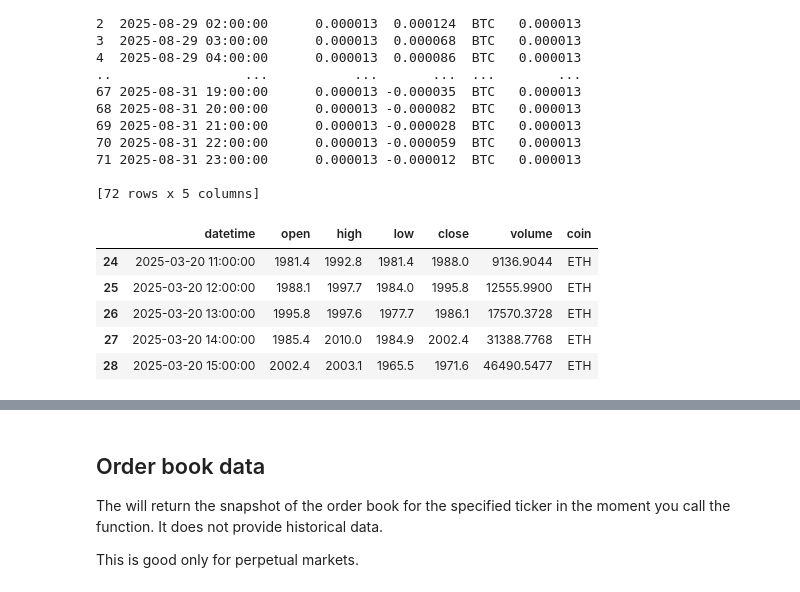
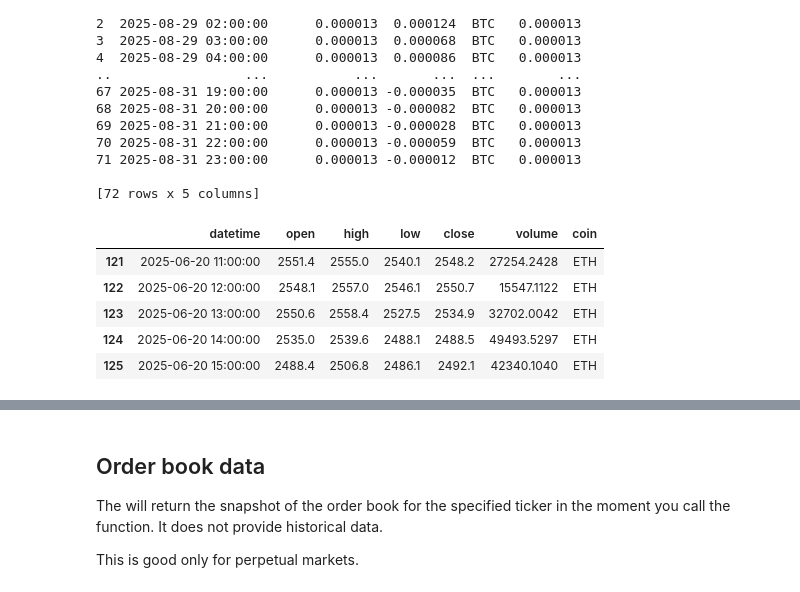
Before and after one commit to silvaac/token_data, a Jupyter notebook: nbs/hyperliquid.ipynb, the cells around one changed output, grey strips where cells are left out. Saved outputs shown, nothing was run; the diff lists cells and outputs as text; code cells hidden in the pictures.

```diff
--- a/nbs/hyperliquid.ipynb
+++ b/nbs/hyperliquid.ipynb
@@ -222,9 +236,22 @@ def spot_tickers(coin="ETH", base='USDC',info=None):
 def retrieve_hyperliquid_spot_price(coin="ETH", base='USDC',interval="1h",
                                 end_date=datetime.now().strftime('%Y-%m-%dT%H:%M:%SZ'),
                                 start_date=(datetime.now()-pd.Timedelta(days=2)).strftime('%Y-%m-%dT%H:%M:%SZ'),
-                                info=None):
+                                info=None,recheck=False):
     # get the ticker for the given coin
-    ticker = spot_tickers(coin=coin,base=base,info=info)
+    if recheck:
+        ticker = spot_tickers(coin=coin,base=base,info=info)
+    else:
+        spot_dict = {'BTC': '@142',
+                        'ETH': '@151',
+                        'SOL': '@156',
+                        'HYPE': '@107',
+                        'TRUMP': '@9',
+                        'BERA': '@117',
+                        'PUMP': '@20'}
+        ticker = spot_dict.get(coin.upper(), None)
+        if ticker is None:
+            ticker = spot_tickers(coin=coin,base=base,info=info)
+
     if ticker is None:
         print(f"{coin} is not listed.")
         return pd.DataFrame()
@@ -653,18 +681,18 @@ print(funding_df)
 # %%
 #| eval: false
 data_df = retrieve_hyperliquid_data(
     ticker="ETH",
     data_type="perp",
-    start_date="2025-03-15T10:30:00",
-    end_date="2025-03-20T15:45:00",
+    start_date="2025-06-15T10:30:00",
+    end_date="2025-06-20T15:45:00",
     interval="1h",
     info=info
 )
 data_df.tail()
 # %% [output]
 |  | datetime | open | high | low | close | volume | coin |
-| 24 | 2025-03-20 11:00:00 | 1981.4 | 1992.8 | 1981.4 | 1988.0 | 9136.9044 | ETH |
-| 25 | 2025-03-20 12:00:00 | 1988.1 | 1997.7 | 1984.0 | 1995.8 | 12555.9900 | ETH |
-| 26 | 2025-03-20 13:00:00 | 1995.8 | 1997.6 | 1977.7 | 1986.1 | 17570.3728 | ETH |
-| 27 | 2025-03-20 14:00:00 | 1985.4 | 2010.0 | 1984.9 | 2002.4 | 31388.7768 | ETH |
-| 28 | 2025-03-20 15:00:00 | 2002.4 | 2003.1 | 1965.5 | 1971.6 | 46490.5477 | ETH |
+| 121 | 2025-06-20 11:00:00 | 2551.4 | 2555.0 | 2540.1 | 2548.2 | 27254.2428 | ETH |
+| 122 | 2025-06-20 12:00:00 | 2548.1 | 2557.0 | 2546.1 | 2550.7 | 15547.1122 | ETH |
+| 123 | 2025-06-20 13:00:00 | 2550.6 | 2558.4 | 2527.5 | 2534.9 | 32702.0042 | ETH |
+| 124 | 2025-06-20 14:00:00 | 2535.0 | 2539.6 | 2488.1 | 2488.5 | 49493.5297 | ETH |
+| 125 | 2025-06-20 15:00:00 | 2488.4 | 2506.8 | 2486.1 | 2492.1 | 42340.1040 | ETH |
```
Also changed, not shown: parts of 47 cells of this notebook, 4 other files.
